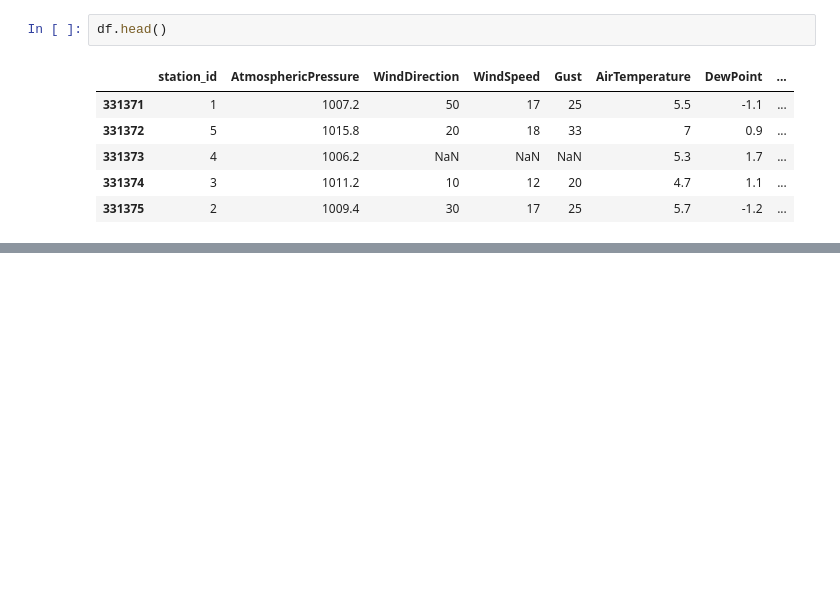
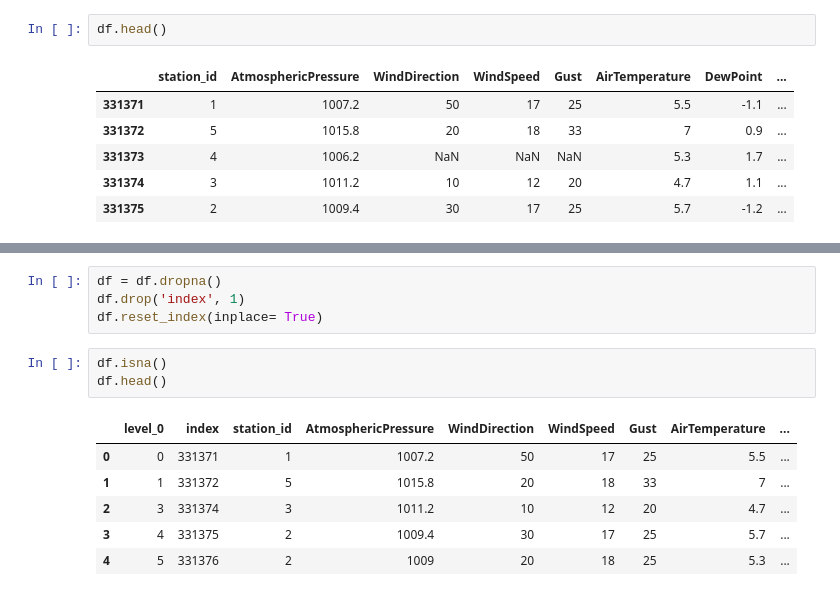
Before and after one commit to sherwinfarrell/RelativeHumidityPrediction, a Jupyter notebook: GroupAssignment.ipynb, the cells around one changed output, grey strips where cells are left out. Drawn from its saved outputs; the diff is of its cells as text; blank space fills up the shorter version.

```diff
--- a/GroupAssignment.ipynb
+++ b/GroupAssignment.ipynb
@@ -66,0 +71,14 @@ correlation_df = df.corr()
+# %%
+df = df.dropna()
+df.drop('index', 1)
+df.reset_index(inplace= True)
+# %%
+df.isna()
+df.head()
+# %% [output]
+|  | level_0 | index | station_id | AtmosphericPressure | WindDirection | WindSpeed | Gust | AirTemperature | ... |
+| 0 | 0 | 331371 | 1 | 1007.2 | 50 | 17 | 25 | 5.5 | ... |
+| 1 | 1 | 331372 | 5 | 1015.8 | 20 | 18 | 33 | 7 | ... |
+| 2 | 3 | 331374 | 3 | 1011.2 | 10 | 12 | 20 | 4.7 | ... |
+| 3 | 4 | 331375 | 2 | 1009.4 | 30 | 17 | 25 | 5.7 | ... |
+| 4 | 5 | 331376 | 2 | 1009 | 20 | 18 | 25 | 5.3 | ... |
```
Also changed, not shown: parts of 13 cells of this notebook, 4 other files.
